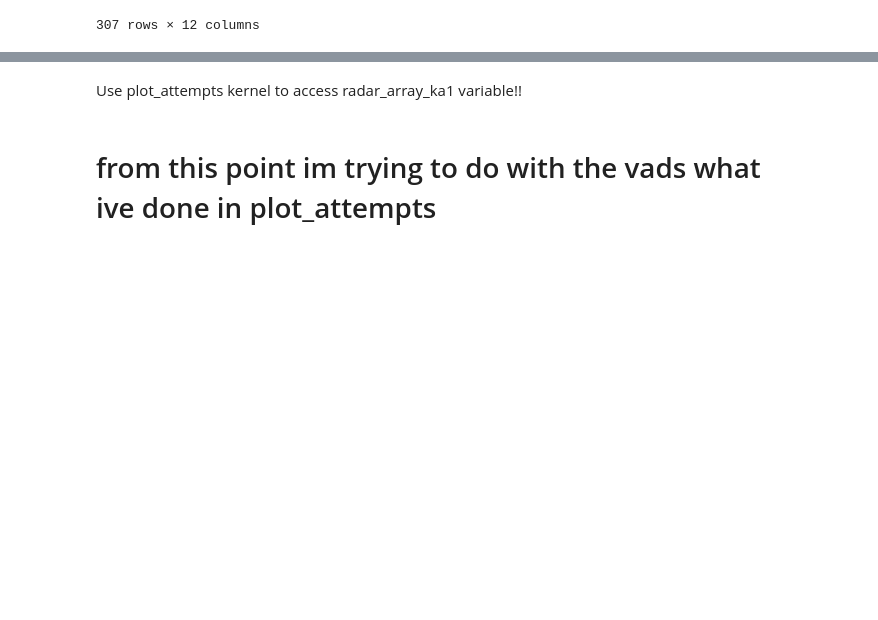
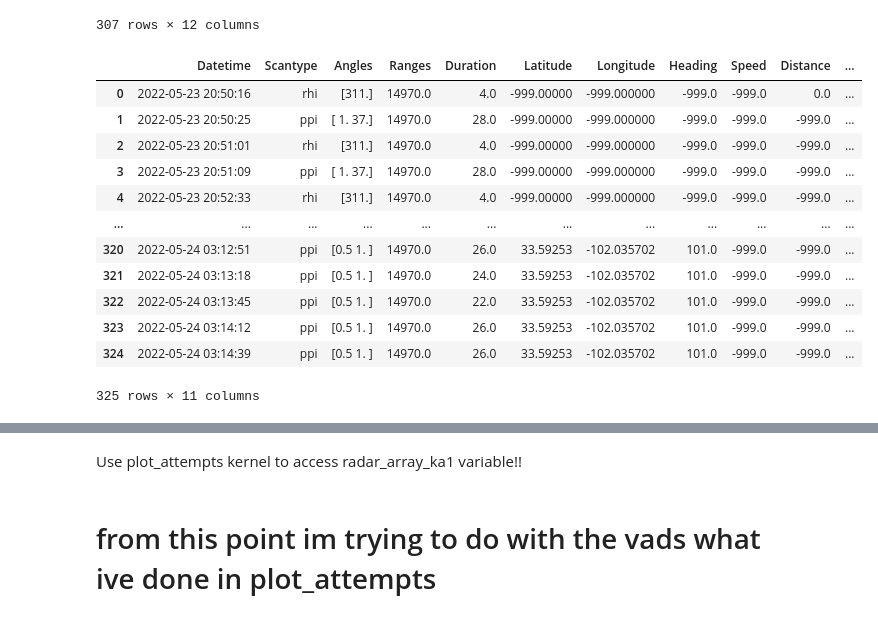
Before and after one commit to JuliaBuhrman/research2024, a Jupyter notebook: identify_vads.ipynb, the cells around one changed output, grey strips where cells are left out. Cells and saved outputs as stored; diff of their text form; code cells hidden in the pictures; blank space fills up the shorter version.

```diff
--- a/identify_vads.ipynb
+++ b/identify_vads.ipynb
@@ -130,4 +131,20 @@ corrected_scans_df_ka1
 # %%
 corrected_scans_df_ka1.rename(columns={0: 'Radar', 1: 'Velmean', 2: 'Velvar', 3: 'Bearmean',
                                        4: 'Latmean', 5: 'Latvar', 6: 'Lonmean', 7: 'Lonvar'}, inplace  = True)
+# %%
+df2
+# %% [output]
+|  | Datetime | Scantype | Angles | Ranges | Duration | Latitude | Longitude | Heading | Speed | Distance | ... |
+| 0 | 2022-05-23 20:50:16 | rhi | [311.] | 14970.0 | 4.0 | -999.00000 | -999.000000 | -999.0 | -999.0 | 0.0 | ... |
+| 1 | 2022-05-23 20:50:25 | ppi | [ 1. 37.] | 14970.0 | 28.0 | -999.00000 | -999.000000 | -999.0 | -999.0 | -999.0 | ... |
+| 2 | 2022-05-23 20:51:01 | rhi | [311.] | 14970.0 | 4.0 | -999.00000 | -999.000000 | -999.0 | -999.0 | -999.0 | ... |
+| 3 | 2022-05-23 20:51:09 | ppi | [ 1. 37.] | 14970.0 | 28.0 | -999.00000 | -999.000000 | -999.0 | -999.0 | -999.0 | ... |
+| 4 | 2022-05-23 20:52:33 | rhi | [311.] | 14970.0 | 4.0 | -999.00000 | -999.000000 | -999.0 | -999.0 | -999.0 | ... |
+| ... | ... | ... | ... | ... | ... | ... | ... | ... | ... | ... | ... |
+| 320 | 2022-05-24 03:12:51 | ppi | [0.5 1. ] | 14970.0 | 26.0 | 33.59253 | -102.035702 | 101.0 | -999.0 | -999.0 | ... |
+| 321 | 2022-05-24 03:13:18 | ppi | [0.5 1. ] | 14970.0 | 24.0 | 33.59253 | -102.035702 | 101.0 | -999.0 | -999.0 | ... |
+| 322 | 2022-05-24 03:13:45 | ppi | [0.5 1. ] | 14970.0 | 22.0 | 33.59253 | -102.035702 | 101.0 | -999.0 | -999.0 | ... |
+| 323 | 2022-05-24 03:14:12 | ppi | [0.5 1. ] | 14970.0 | 26.0 | 33.59253 | -102.035702 | 101.0 | -999.0 | -999.0 | ... |
+| 324 | 2022-05-24 03:14:39 | ppi | [0.5 1. ] | 14970.0 | 26.0 | 33.59253 | -102.035702 | 101.0 | -999.0 | -999.0 | ... |
+325 rows × 11 columns
 # %%
```
Also changed, not shown: parts of 32 cells of this notebook, 5 other files.
